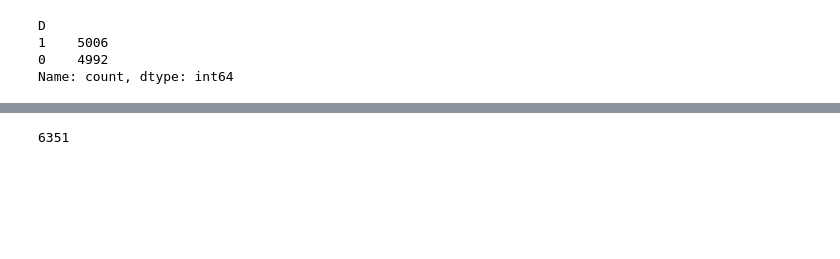
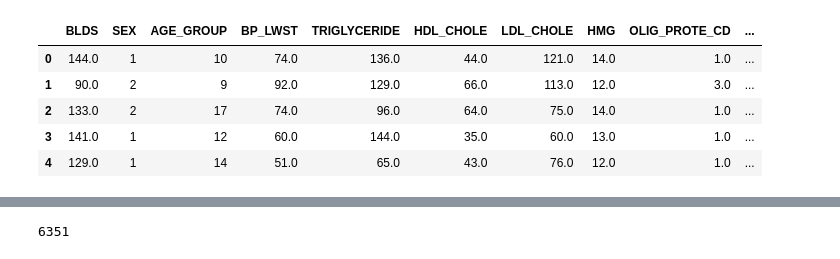
Before and after one commit to JUNGMOONSUN/wassup-diabetes-prediction, a Jupyter notebook: Untitled.ipynb, the cells around one changed output, grey strips where cells are left out. Saved outputs shown, nothing was run; the diff lists cells and outputs as text; code cells hidden in the pictures; blank space fills up the shorter version.

```diff
--- a/Untitled.ipynb
+++ b/Untitled.ipynb
@@ -12,12 +12,15 @@ test_df = pd.read_csv("./data/test_df.csv", index_col=0)
 # %%
 train_df.D.value_counts()
 test_df.D.value_counts()
 #val_df.D.value_counts()
+train_df.head()
 # %% [output]
-D
-1    5006
-0    4992
-Name: count, dtype: int64
+|  | BLDS | SEX | AGE_GROUP | BP_LWST | TRIGLYCERIDE | HDL_CHOLE | LDL_CHOLE | HMG | OLIG_PROTE_CD | ... |
+| 0 | 144.0 | 1 | 10 | 74.0 | 136.0 | 44.0 | 121.0 | 14.0 | 1.0 | ... |
+| 1 | 90.0 | 2 | 9 | 92.0 | 129.0 | 66.0 | 113.0 | 12.0 | 3.0 | ... |
+| 2 | 133.0 | 2 | 17 | 74.0 | 96.0 | 64.0 | 75.0 | 14.0 | 1.0 | ... |
+| 3 | 141.0 | 1 | 12 | 60.0 | 144.0 | 35.0 | 60.0 | 13.0 | 1.0 | ... |
+| 4 | 129.0 | 1 | 14 | 51.0 | 65.0 | 43.0 | 76.0 | 12.0 | 1.0 | ... |
 # %%
 train_df['OLIG_PROTE_CD'].unique()
 # %% [output]
```
Also changed, not shown: parts of 18 cells of this notebook, 4 other files.
